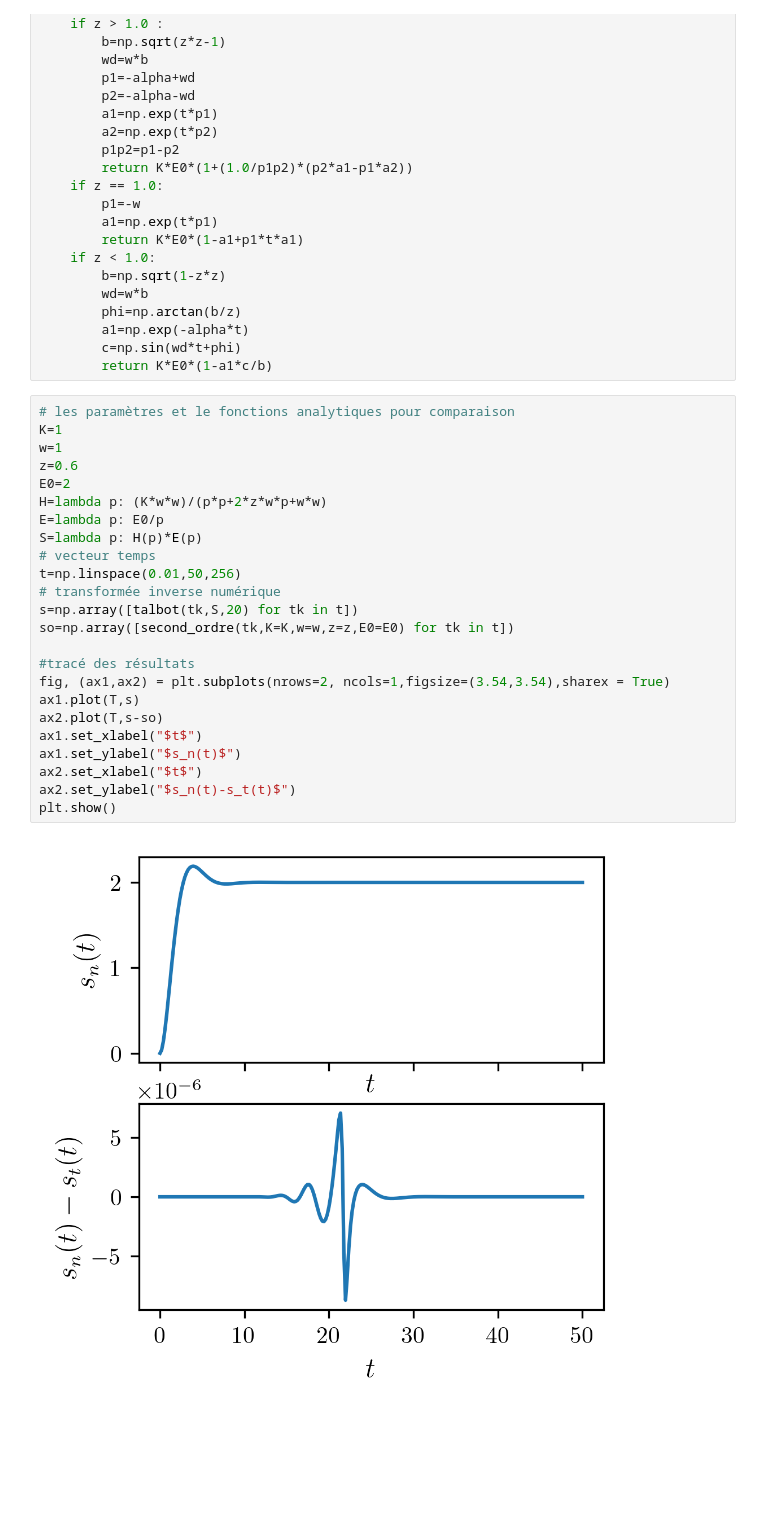
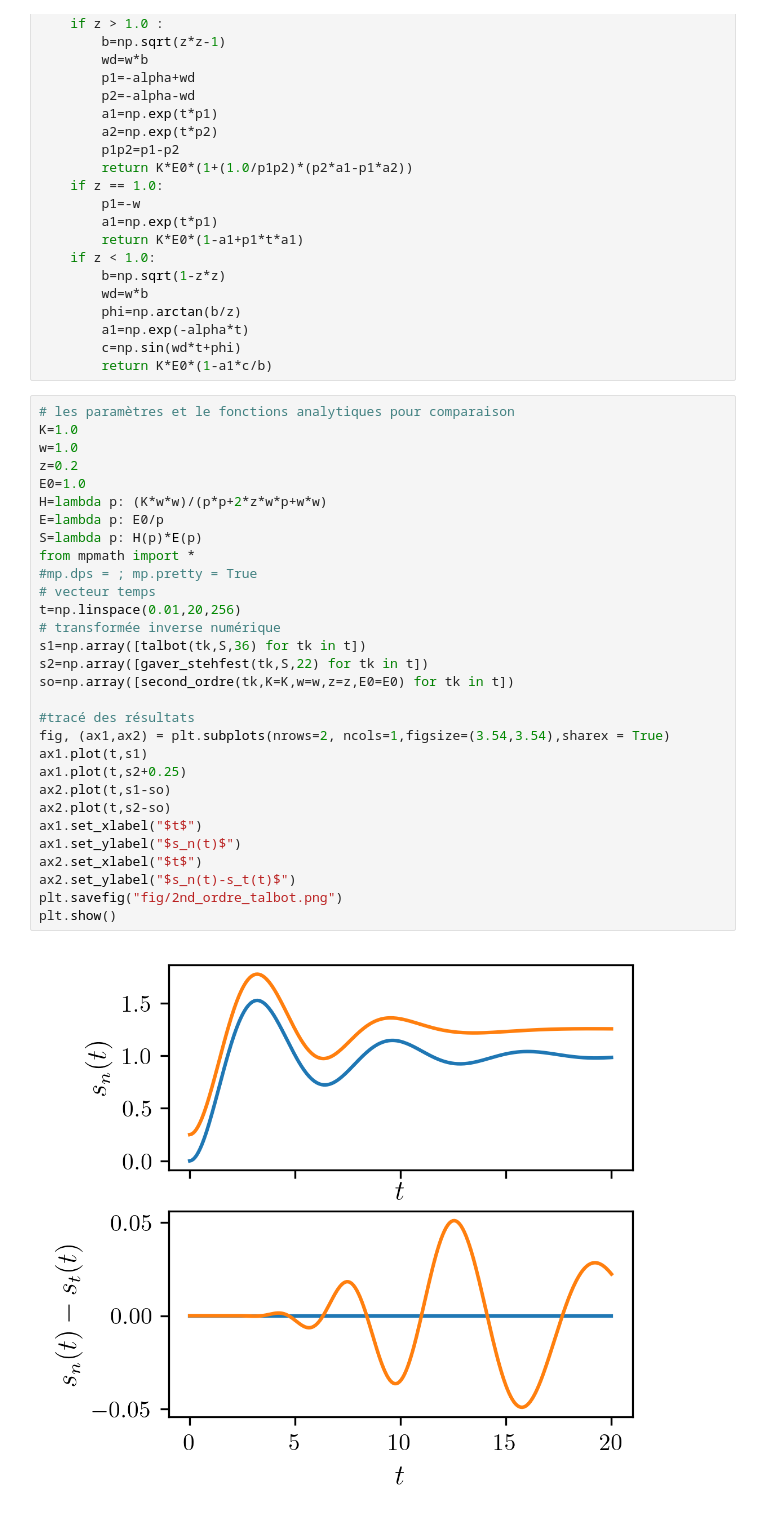
Before and after one commit to FilipeVasconcelos/syslinauto_book, a Jupyter notebook: notebook/ilaplace/Transformation_de_Laplace_inverse.ipynb, the cells around one changed output. Drawn from its saved outputs; the diff is of its cells as text; blank space fills up the shorter version.

```diff
--- a/notebook/ilaplace/Transformation_de_Laplace_inverse.ipynb
+++ b/notebook/ilaplace/Transformation_de_Laplace_inverse.ipynb
@@ -242,29 +286,35 @@ def second_ordre(t,**kwargs):
         a1=np.exp(-alpha*t)
         c=np.sin(wd*t+phi)
         return K*E0*(1-a1*c/b)
-# %%
-# les paramètres et le fonctions analytiques pour comparaison
-K=1
-w=1
-z=0.6
-E0=2
-H=lambda p: (K*w*w)/(p*p+2*z*w*p+w*w)
-E=lambda p: E0/p
-S=lambda p: H(p)*E(p)
-# vecteur temps
-t=np.linspace(0.01,50,256)
-# transformée inverse numérique
-s=np.array([talbot(tk,S,20) for tk in t])
-so=np.array([second_ordre(tk,K=K,w=w,z=z,E0=E0) for tk in t])
-
-#tracé des résultats
-fig, (ax1,ax2) = plt.subplots(nrows=2, ncols=1,figsize=(3.54,3.54),sharex = True)
-ax1.plot(T,s)
-ax2.plot(T,s-so)
-ax1.set_xlabel("$t$")
-ax1.set_ylabel("$s_n(t)$")
-ax2.set_xlabel("$t$")
-ax2.set_ylabel("$s_n(t)-s_t(t)$")
-plt.show()
-# %% [output]
-[figure, removed]
+# %%
+# les paramètres et le fonctions analytiques pour comparaison
+K=1.0
+w=1.0
+z=0.2
+E0=1.0
+H=lambda p: (K*w*w)/(p*p+2*z*w*p+w*w)
+E=lambda p: E0/p
+S=lambda p: H(p)*E(p)
+from mpmath import *
+#mp.dps = ; mp.pretty = True
+# vecteur temps
+t=np.linspace(0.01,20,256)
+# transformée inverse numérique
+s1=np.array([talbot(tk,S,36) for tk in t])
+s2=np.array([gaver_stehfest(tk,S,22) for tk in t])
+so=np.array([second_ordre(tk,K=K,w=w,z=z,E0=E0) for tk in t])
+
+#tracé des résultats
+fig, (ax1,ax2) = plt.subplots(nrows=2, ncols=1,figsize=(3.54,3.54),sharex = True)
+ax1.plot(t,s1)
+ax1.plot(t,s2+0.25)
+ax2.plot(t,s1-so)
+ax2.plot(t,s2-so)
+ax1.set_xlabel("$t$")
+ax1.set_ylabel("$s_n(t)$")
+ax2.set_xlabel("$t$")
+ax2.set_ylabel("$s_n(t)-s_t(t)$")
+plt.savefig("fig/2nd_ordre_talbot.png")
+plt.show()
+# %% [output]
+[figure, added]
```
Also changed, not shown: parts of 10 cells of this notebook, 17 other files.
